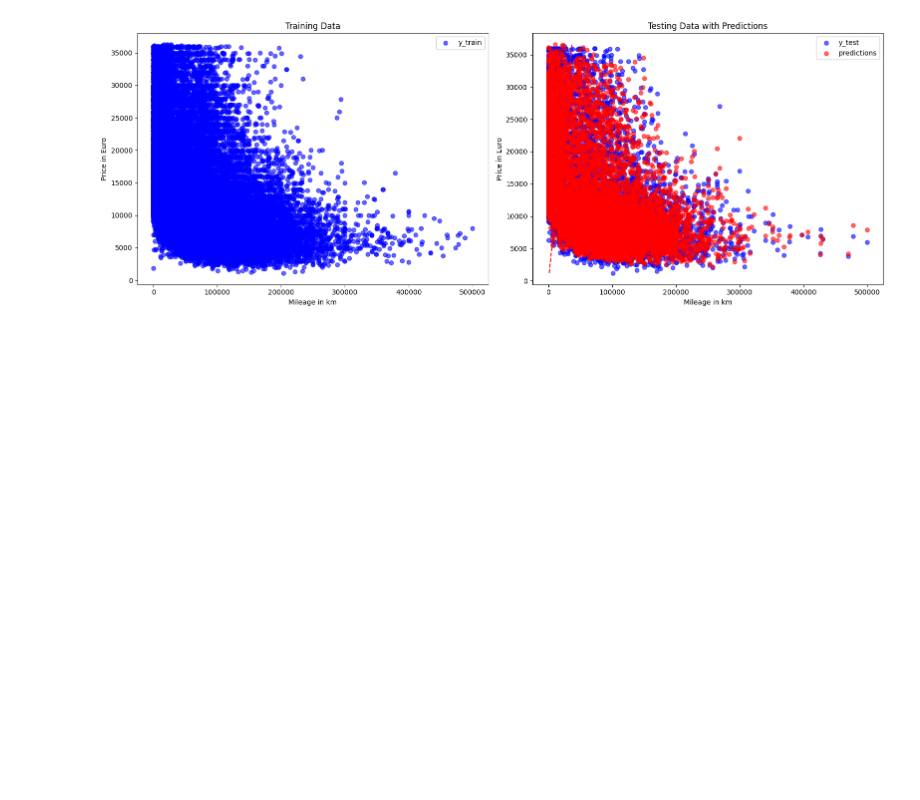
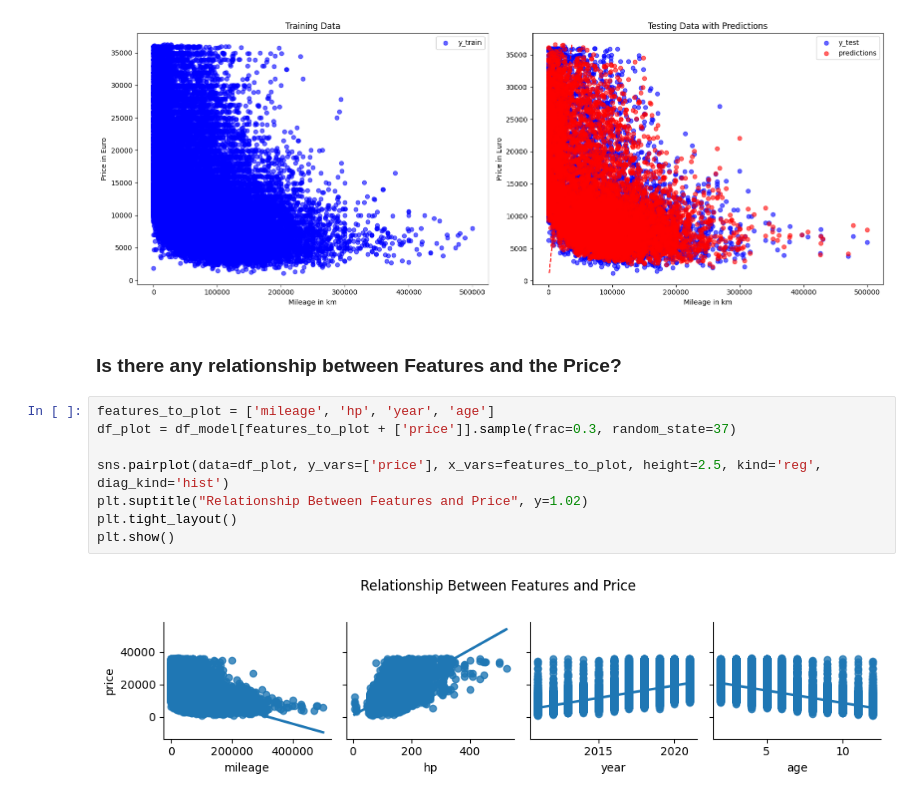
Before and after one commit to Abodx9/DE_Used_Autos, a Jupyter notebook: Scripts/XGB-Model.ipynb, the cells around one changed output. Cells and saved outputs as stored; diff of their text form; blank space fills up the shorter version.

Commit message:
plot the relationship between Features and the Price

```diff
--- a/Scripts/XGB-Model.ipynb
+++ b/Scripts/XGB-Model.ipynb
@@ -217,3 +217,15 @@ def plot_results(X_train, y_train, X_test, y_test, predictions):
 plot_results(X_train, y_train, X_test, y_test, y_pred_optimized)
 # %% [output]
 [figure]
+# %% [markdown]
+### Is there any relationship between Features and the Price?
+# %%
+features_to_plot = ['mileage', 'hp', 'year', 'age']
+df_plot = df_model[features_to_plot + ['price']].sample(frac=0.3, random_state=37)
+
+sns.pairplot(data=df_plot, y_vars=['price'], x_vars=features_to_plot, height=2.5, kind='reg', diag_kind='hist')
+plt.suptitle("Relationship Between Features and Price", y=1.02)
+plt.tight_layout()
+plt.show()
+# %% [output]
+[figure, added]
```
